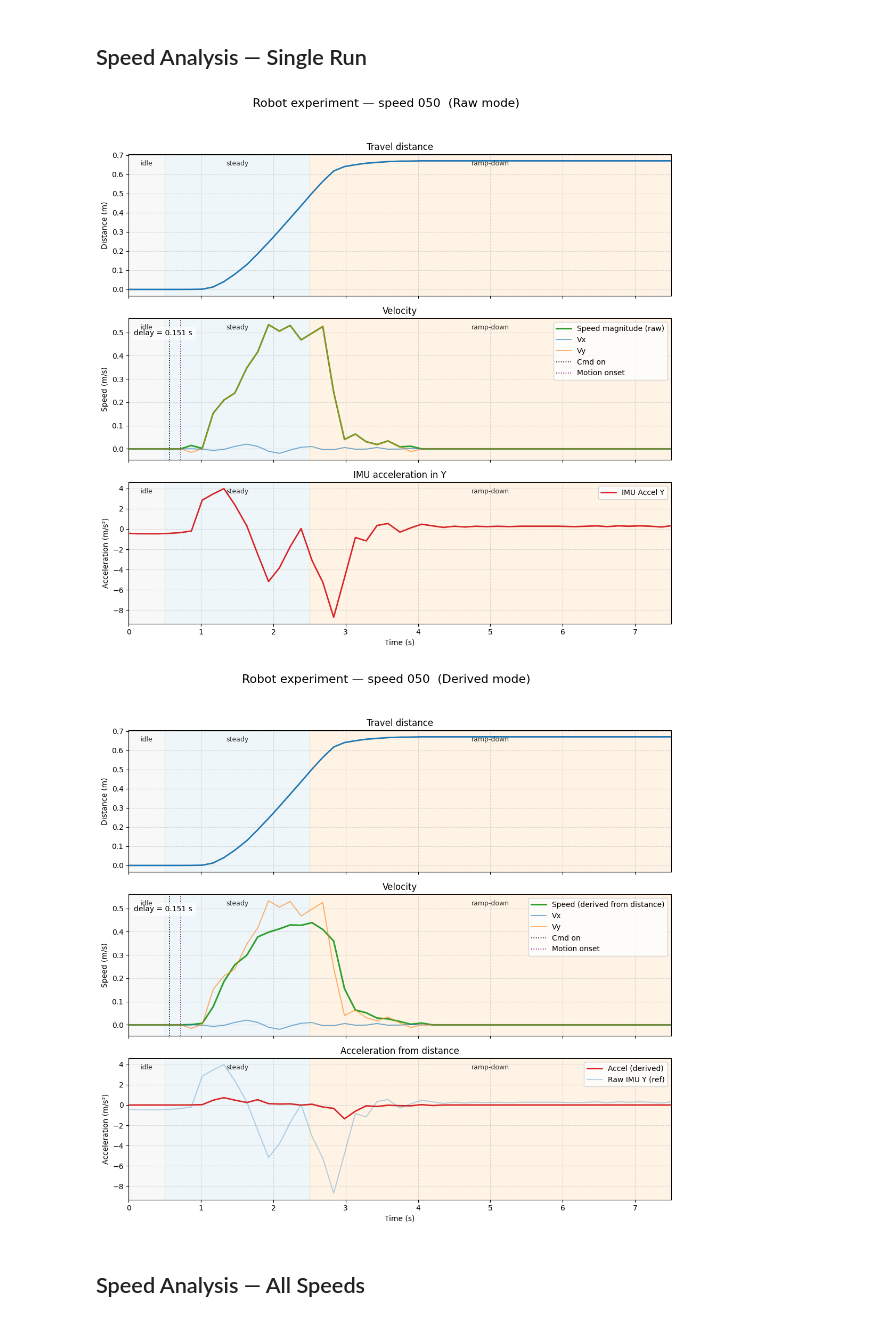
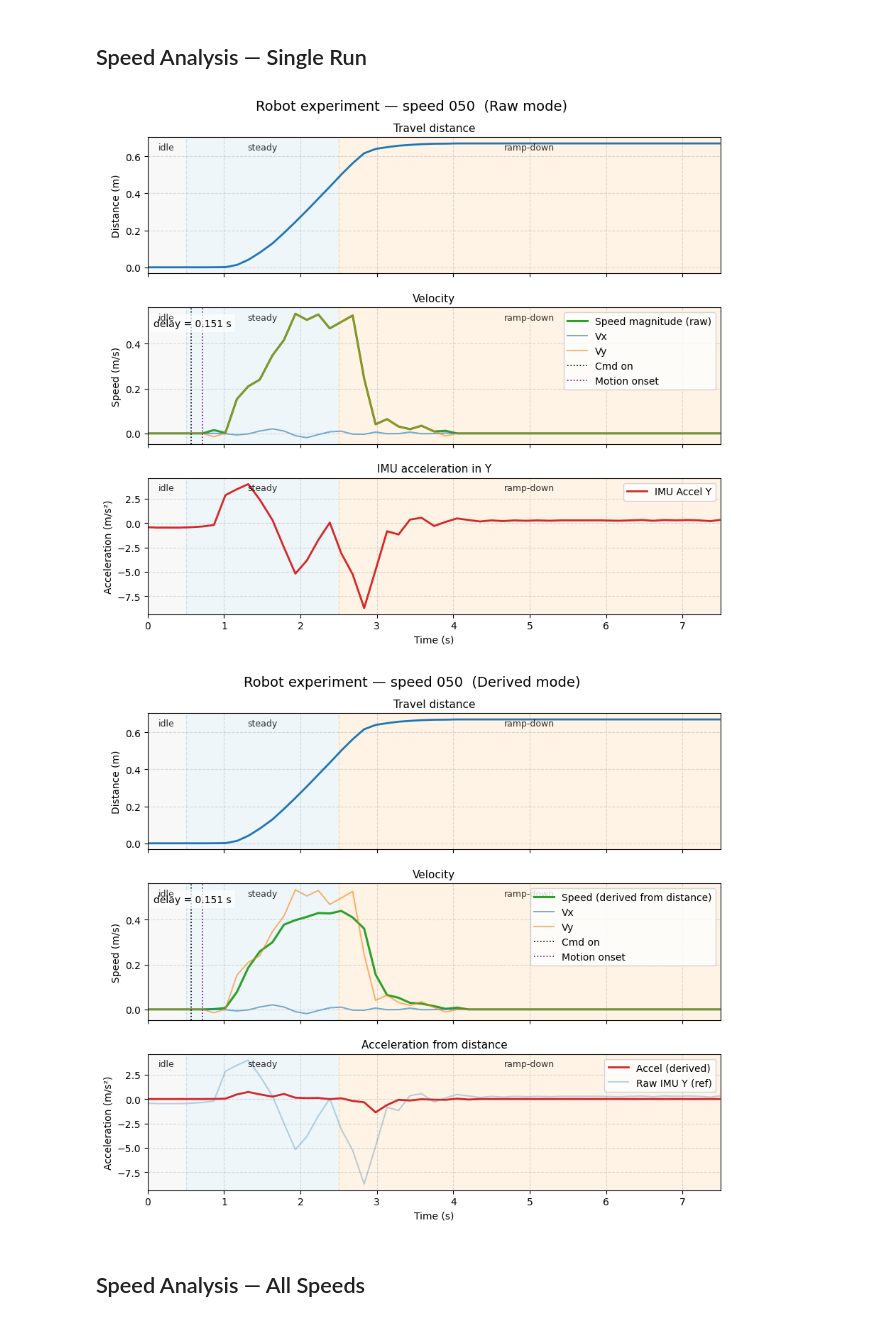
Before and after one commit to neribia/ReLOOP_RLive, a Jupyter notebook: notebooks/graphs/physic_sim2real.ipynb, the cells around one changed output. Saved outputs shown, nothing was run; the diff lists cells and outputs as text; code cells hidden in the pictures.

```diff
--- a/notebooks/graphs/physic_sim2real.ipynb
+++ b/notebooks/graphs/physic_sim2real.ipynb
@@ -132,11 +133,11 @@ Fitted factor : 0.007125  m / (speed-unit · s)
 # %% [markdown]
 ## Speed Analysis — Single Run
 # %%
-plot_single_speed(SELECTED_SPEED, runs_df, mode='raw',     show_components=True)
-plot_single_speed(SELECTED_SPEED, runs_df, mode='derived', show_components=True)
+plot_single_speed(SELECTED_SPEED, runs_df, mode='raw',     show_components=True, fontsize=10, figsize=(9,8), hspace=0.25)
+plot_single_speed(SELECTED_SPEED, runs_df, mode='derived', show_components=True, fontsize=10, figsize=(9,8), hspace=0.25)
 # %% [output]
-[figure, old version]
+[figure, new version]
-[figure, old version]
+[figure, new version]
 # %% [markdown]
 ## Speed Analysis — All Speeds
 # %%
```
Also changed, not shown: parts of 16 cells of this notebook, 12 other files.
